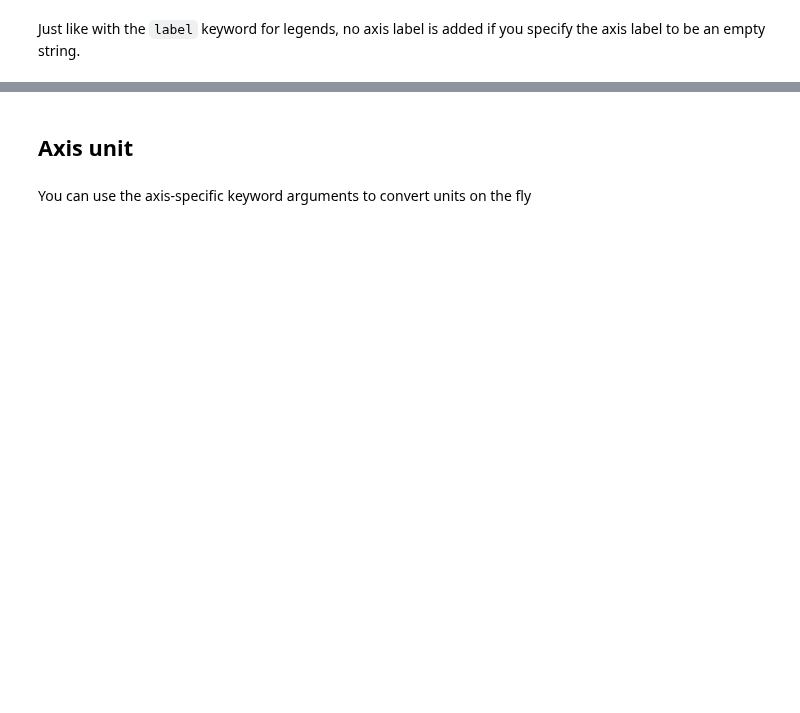
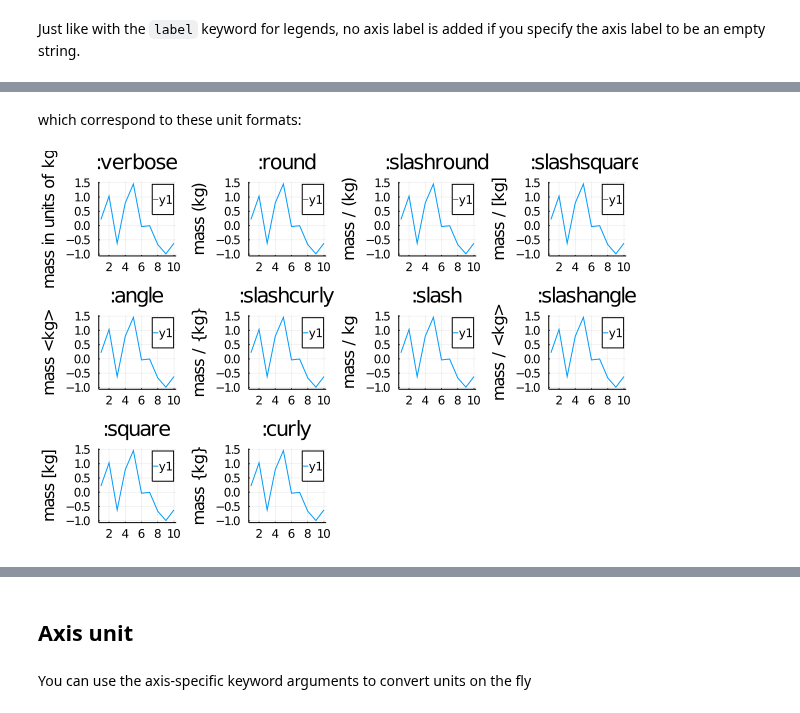
Before and after one commit to jw3126/UnitfulRecipes.jl, a Jupyter notebook: dev/notebooks/1_Examples.ipynb, the cells around one changed output, grey strips where cells are left out. Saved outputs shown, nothing was run; the diff lists cells and outputs as text; code cells hidden in the pictures; blank space fills up the shorter version.

```diff
--- a/dev/notebooks/1_Examples.ipynb
+++ b/dev/notebooks/1_Examples.ipynb
@@ -56,0 +70,2 @@ plot(y, ylabel="")
+# %%
+URsymbols = keys(UnitfulRecipes.UNIT_FORMATS)
@@ -56,0 +84,6 @@ plot(y, ylabel="")
+# %% [markdown]
+which correspond to these unit formats:
+# %%
+plot([plot(y, ylab="mass", title=repr(s), unitformat=s) for s in URsymbols]...)
+# %% [output]
+[figure, added]
```
Also changed, not shown: parts of 25 cells of this notebook, 5 other files.
